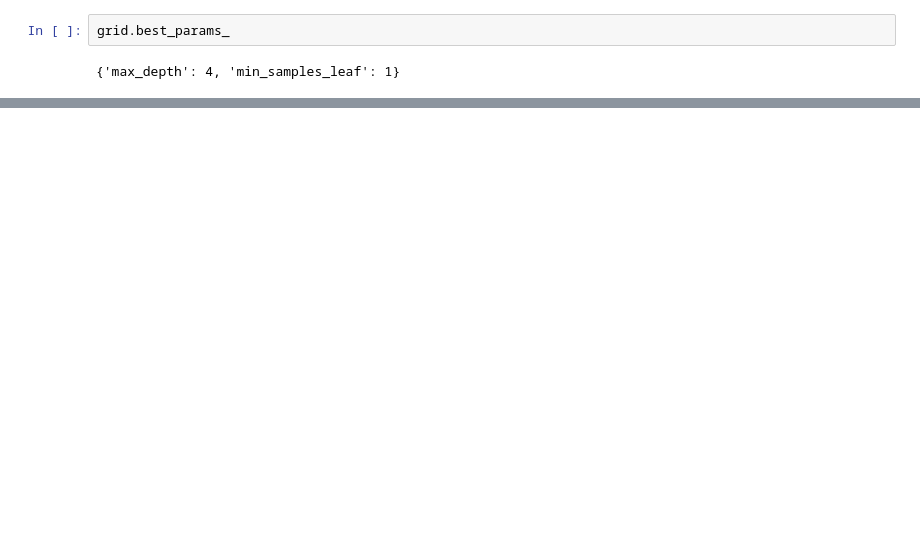
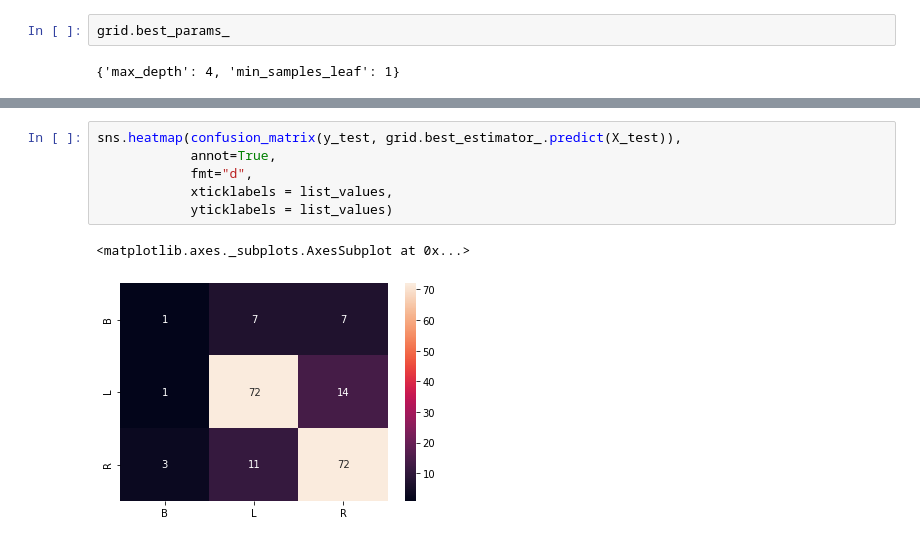
Before and after one commit to carlocis/ML_projects, a Jupyter notebook: S0.4 -- Supervised ML - Decision_Tree-Random_Forest/Decision_Tree/Decision_Tree_Exercise.ipynb, the cells around one changed output, grey strips where cells are left out. Cells and saved outputs as stored; diff of their text form; blank space fills up the shorter version.

```diff
--- a/S0.4 -- Supervised ML - Decision_Tree-Random_Forest/Decision_Tree/Decision_Tree_Exercise.ipynb
+++ b/S0.4 -- Supervised ML - Decision_Tree-Random_Forest/Decision_Tree/Decision_Tree_Exercise.ipynb
@@ -288,0 +333,9 @@ grid.best_estimator_.score(X_test, y_test)
+# %%
+sns.heatmap(confusion_matrix(y_test, grid.best_estimator_.predict(X_test)),
+            annot=True,
+            fmt="d",
+            xticklabels = list_values,
+            yticklabels = list_values)
+# %% [output]
+<matplotlib.axes._subplots.AxesSubplot at 0x...>
+[figure, added]
```
Also changed, not shown: parts of 105 cells of this notebook.
